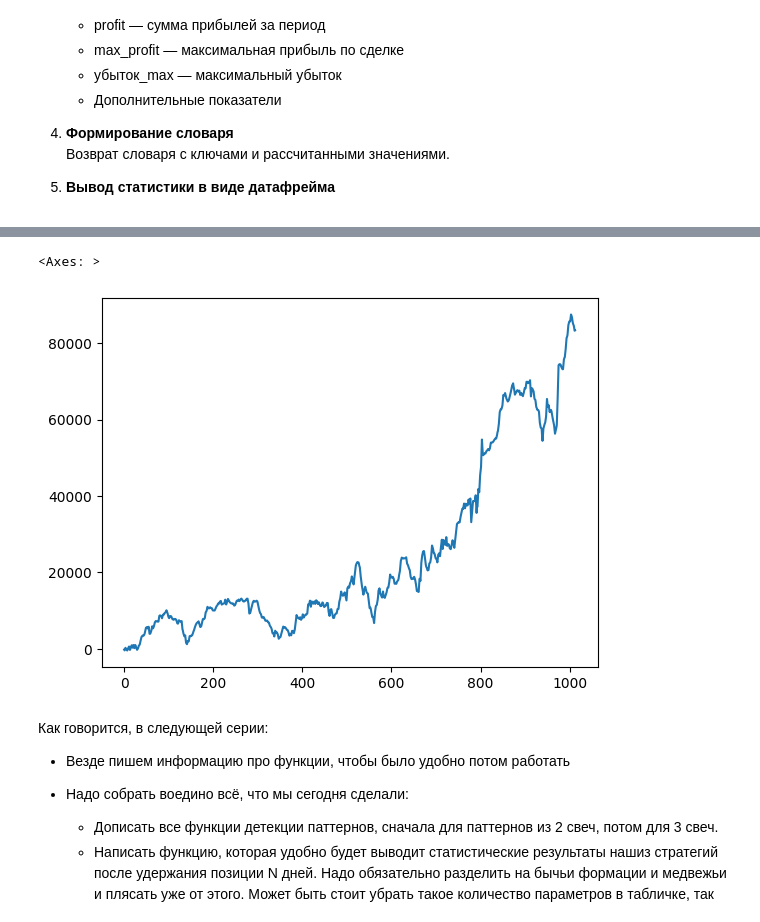
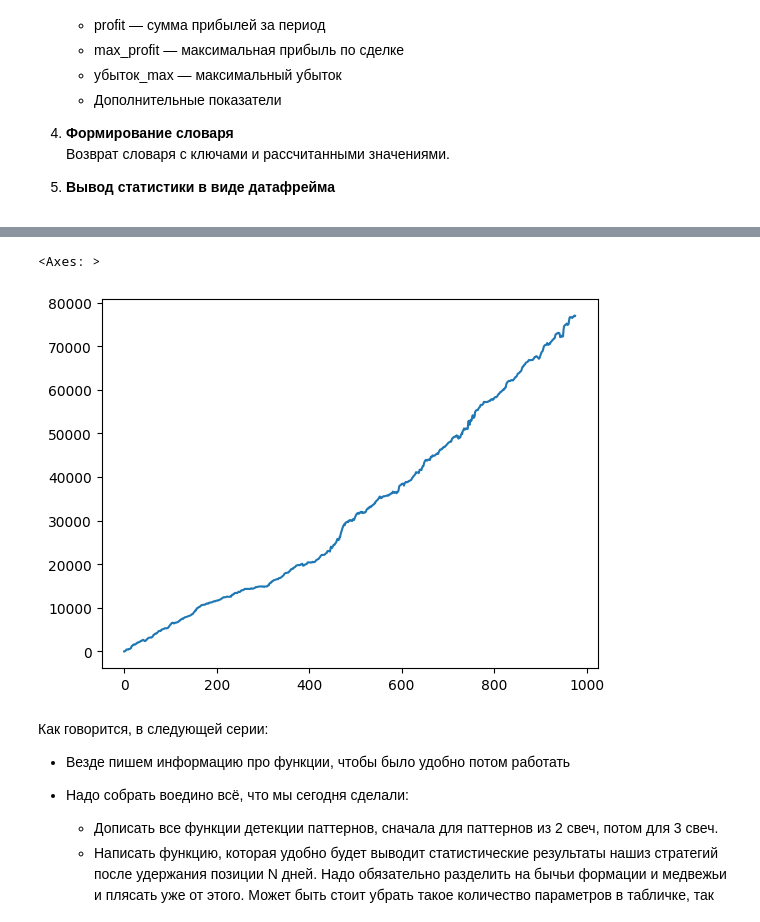
Before and after one commit to AlexKosuhin/AlgoTrading, a Jupyter notebook: Свечные паттерны/1.Обработка и детекция свечных паттернов.ipynb, the cells around one changed output, grey strips where cells are left out. Drawn from its saved outputs; the diff is of its cells as text; code cells hidden in the pictures.

```diff
--- a/Свечные паттерны/1.Обработка и детекция свечных паттернов.ipynb
+++ b/Свечные паттерны/1.Обработка и детекция свечных паттернов.ipynb
@@ -98,7 +108,6 @@ def sber_type(data):
 # %%
 sber_1h_bad = good_dataframe(sber, '1h')
-sber_1h_bad = sber_1h_bad.reset_index()
-sber_1h = sber_type(sber_1h_bad)
+sber_1h= sber_1h_bad.reset_index()
 sber_1h
 # %% [output]
 |  | time | open | high | low | close | volume |
@@ -471,8 +879,8 @@ def calculate_trade_statistics(data, full='NO'):
 
     return df
 # %%
-sber_1h_bull = detection_bullish_engulfing_pattern(sber_1h, filtr='2_loss_candle_before_pattern')
+sber_1h_bull = detection_bullish_engulfing_pattern(sber_1h, filtr='2_grow_candle_after_pattern')
 new = calculate_trade_statistics(sber_1h_bull, full='YES')
-new.head()
+new.head(20)
 # %% [output]
 |  | n | profit | profit_net | loss_net | count_of_trade | percent_of_profit_trade | percent_of_loss_trade | ... |
@@ -484,10 +903,10 @@ new.head()
 # %%
 import seaborn as sns
-result = new.loc[49,'cumsum']
+result = new.loc[1,'cumsum']
 sns.lineplot(result)
 # %% [output]
 <Axes: >
-[figure, old version]
+[figure, new version]
 # %% [markdown]
 Как говорится, в следующей серии:
 - Везде пишем информацию про функции, чтобы было удобно потом работать
```
Also changed, not shown: parts of 15 cells of this notebook, 1 other file.
